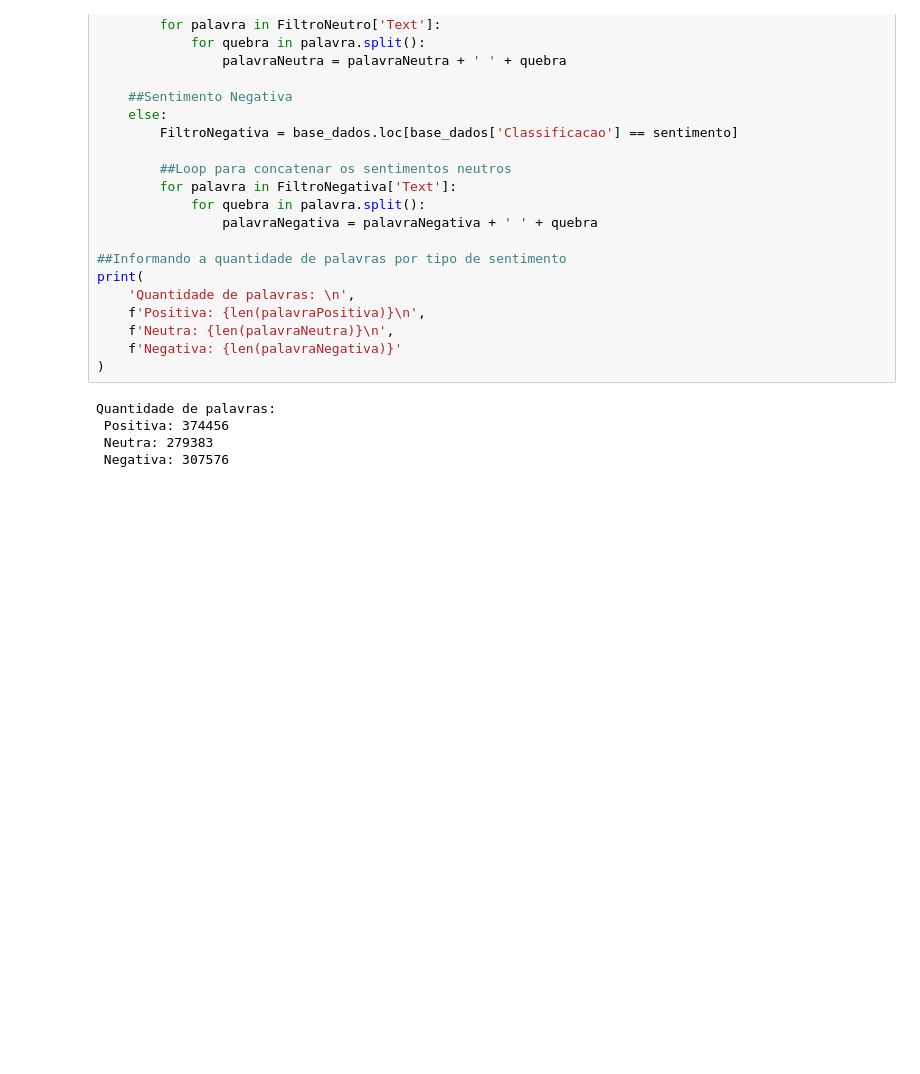
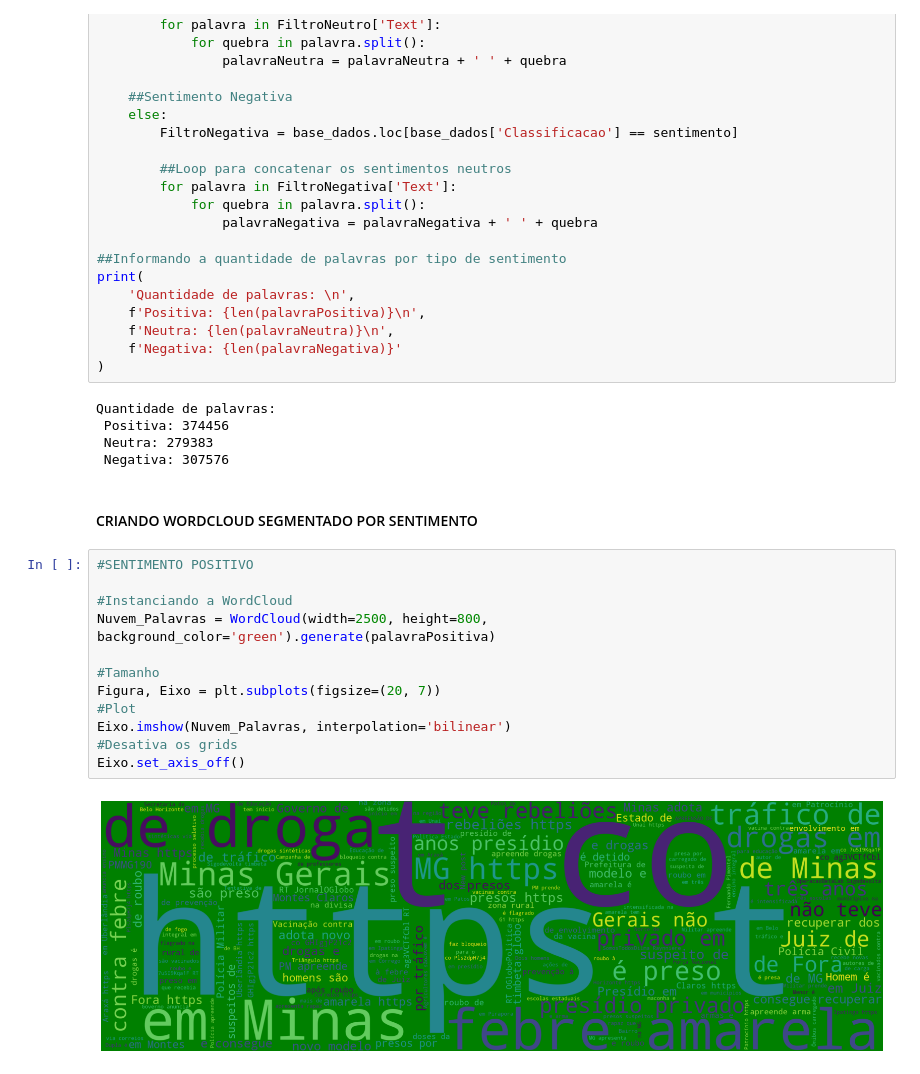
Before and after one commit to JansRodriguez/Analise_de_sentimento-mineracao_de_texto, a Jupyter notebook: AnaliseSentimento.ipynb, the cells around one changed output. Cells and saved outputs as stored; diff of their text form; blank space fills up the shorter version.

Commit message:
Criando nuvem de palavras segmentadas

```diff
--- a/AnaliseSentimento.ipynb
+++ b/AnaliseSentimento.ipynb
@@ -400,3 +400,19 @@ Quantidade de palavras:
  Positiva: 374456
  Neutra: 279383
  Negativa: 307576
+# %% [markdown]
+#### CRIANDO WORDCLOUD SEGMENTADO POR SENTIMENTO
+# %%
+#SENTIMENTO POSITIVO
+
+#Instanciando a WordCloud
+Nuvem_Palavras = WordCloud(width=2500, height=800, background_color='green').generate(palavraPositiva)
+
+#Tamanho
+Figura, Eixo = plt.subplots(figsize=(20, 7))
+#Plot
+Eixo.imshow(Nuvem_Palavras, interpolation='bilinear')
+#Desativa os grids
+Eixo.set_axis_off()
+# %% [output]
+[figure, added]
```
Also changed, not shown: parts of 9 cells of this notebook.
